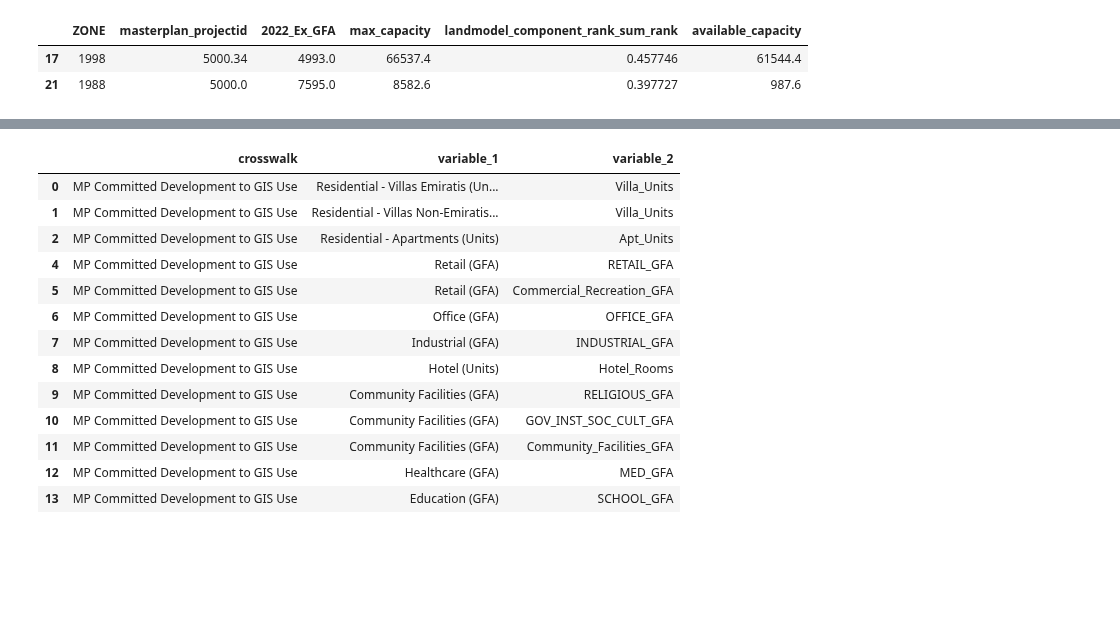
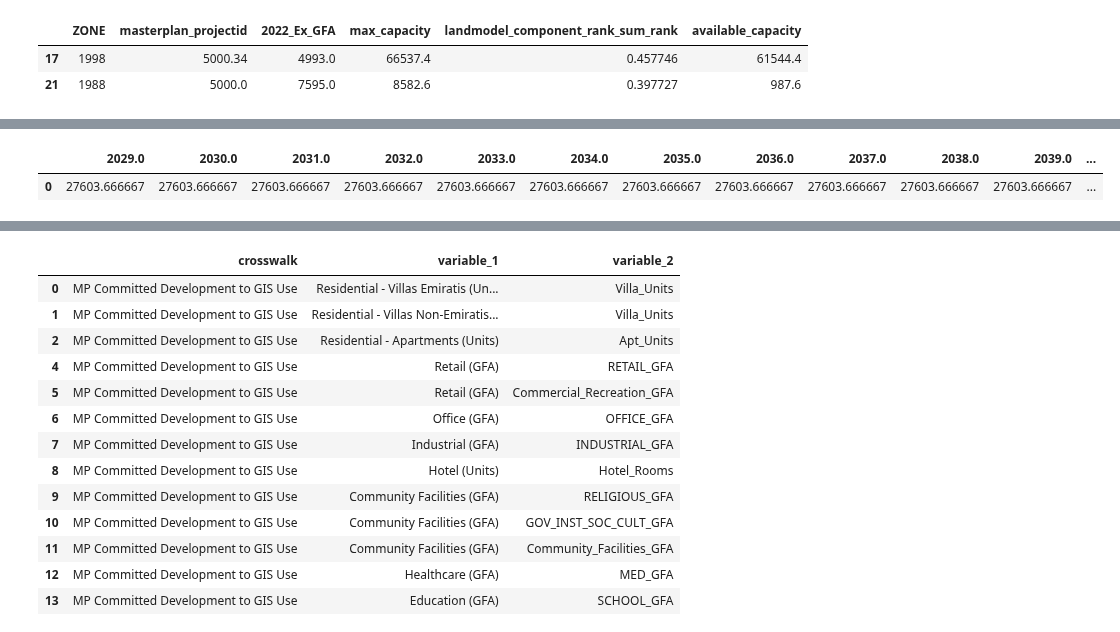
Before and after one commit to BuroHappoldLegacySoup/PlanCapitalLandModel, a Jupyter notebook: MP to TAZ Pipeline.ipynb, the cells around one changed output, grey strips where cells are left out. Cells and saved outputs as stored; diff of their text form; code cells hidden in the pictures; blank space fills up the shorter version.

```diff
--- a/MP to TAZ Pipeline.ipynb
+++ b/MP to TAZ Pipeline.ipynb
@@ -181,2 +187,12 @@ test = mp_cumulative_development[mp_available_capacity_list['ProjectID'] == '500
+# %%
+test = mp_cumulative_development[mp_cumulative_development['ProjectID'] == '5000.34'].reset_index(drop = True)
+test = test[['year','cumulative_development']].T
+test_new_column_names = test.iloc[0].tolist()
+test.columns = test_new_column_names
+test = test.drop('year').reset_index(drop = True)
+test.head(1)
+# %% [output]
+|  | 2029.0 | 2030.0 | 2031.0 | 2032.0 | 2033.0 | 2034.0 | 2035.0 | 2036.0 | 2037.0 | 2038.0 | 2039.0 | ... |
+| 0 | 27603.666667 | 27603.666667 | 27603.666667 | 27603.666667 | 27603.666667 | 27603.666667 | 27603.666667 | 27603.666667 | 27603.666667 | 27603.666667 | 27603.666667 | ... |
 # %%
 test_2 = taz_cumulative_capacity[taz_cumulative_capacity['masterplan_projectid'] == '5000.34']
```
Also changed, not shown: parts of 7 cells of this notebook.
